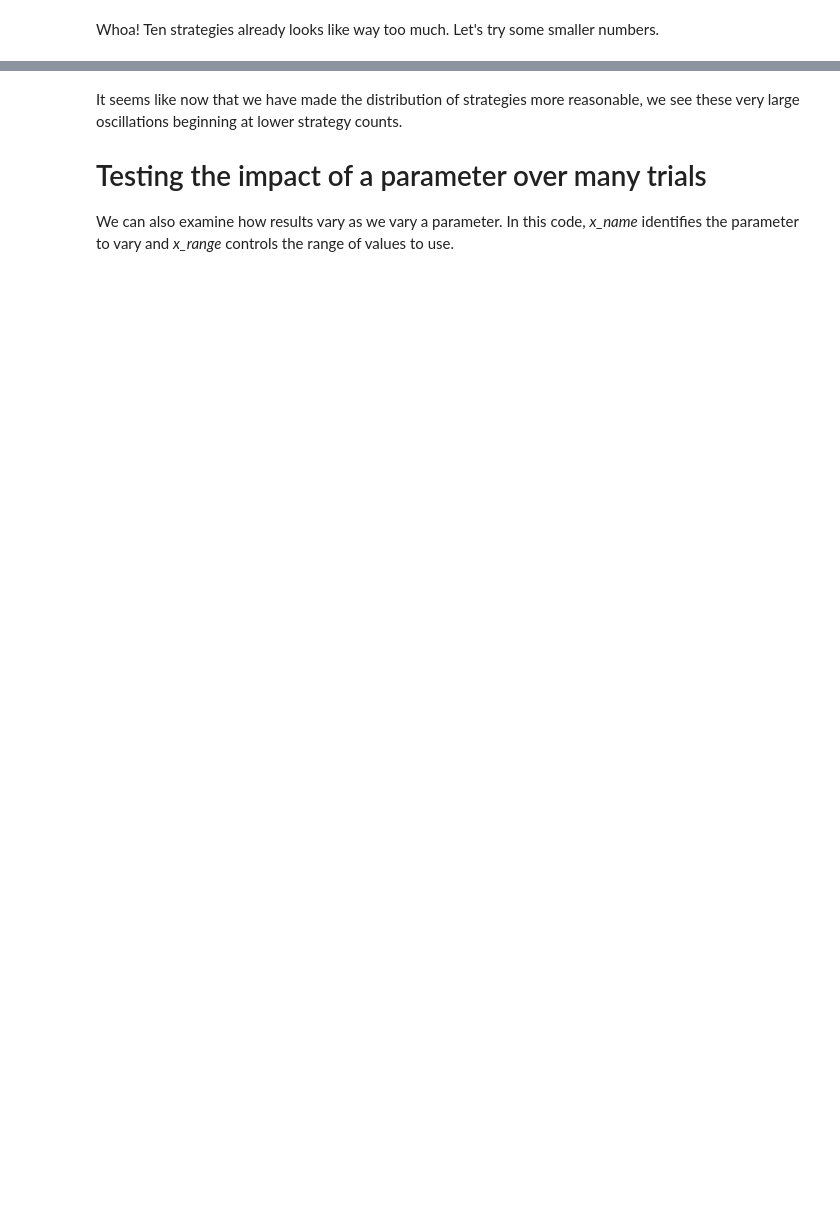
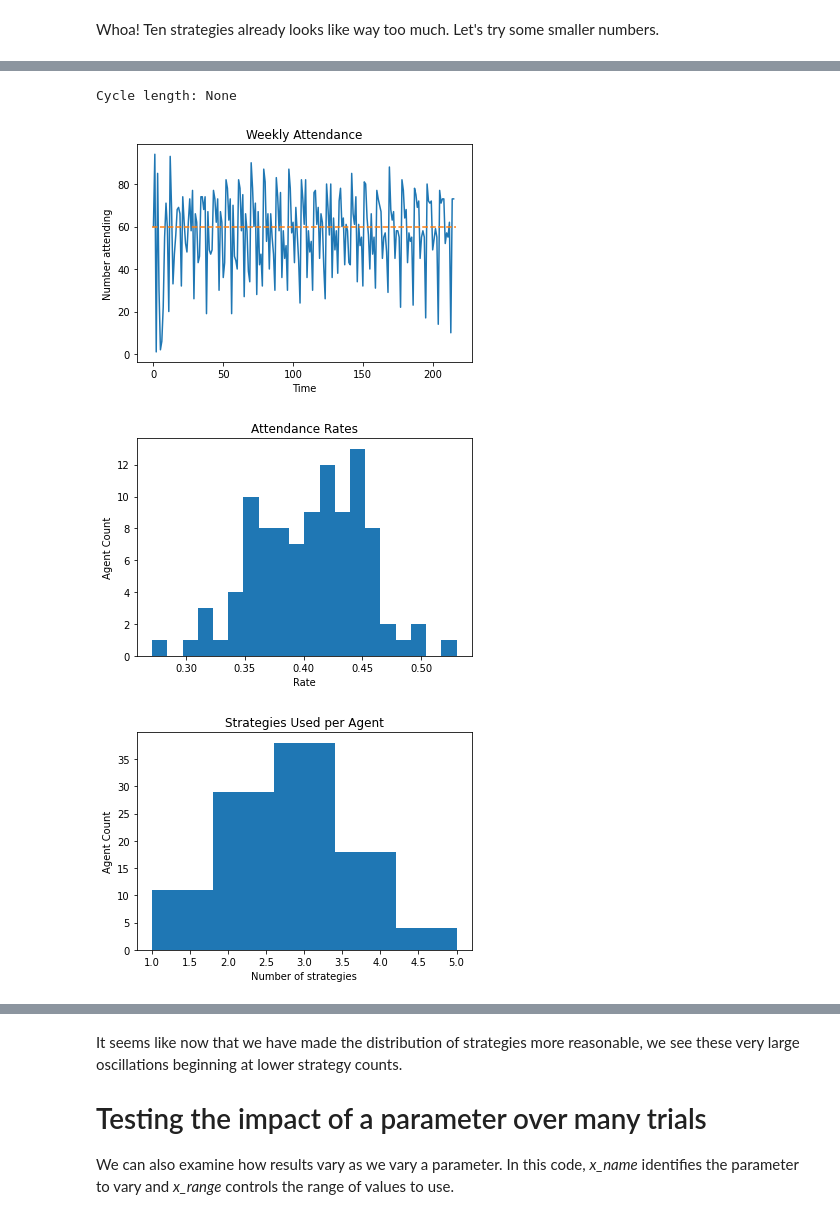
Before and after one commit to rebeku/El-Farol-Bar-Problem, a Jupyter notebook: V2/Experiments.ipynb, the cells around one changed output, grey strips where cells are left out. Saved outputs shown, nothing was run; the diff lists cells and outputs as text; code cells hidden in the pictures; blank space fills up the shorter version.

```diff
--- a/V2/Experiments.ipynb
+++ b/V2/Experiments.ipynb
@@ -127,3 +126,10 @@ Cycle length: None
+# %%
+summarize_run(seed=2222, strategies=5, n_iter=200)
+# %% [output]
+Cycle length: None
+[figure, added]
+[figure, added]
+[figure, added]
 # %%
 summarize_run(seed=444445, strategies=6, n_iter=200)
 # %% [output]
```
Also changed, not shown: parts of 22 cells of this notebook, 1 other file.
